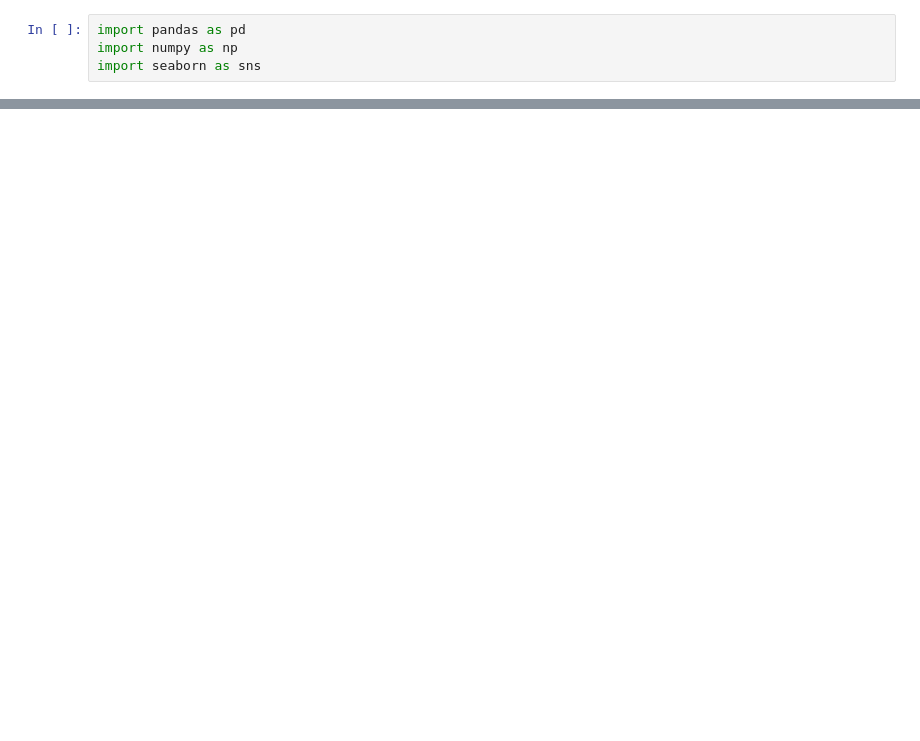
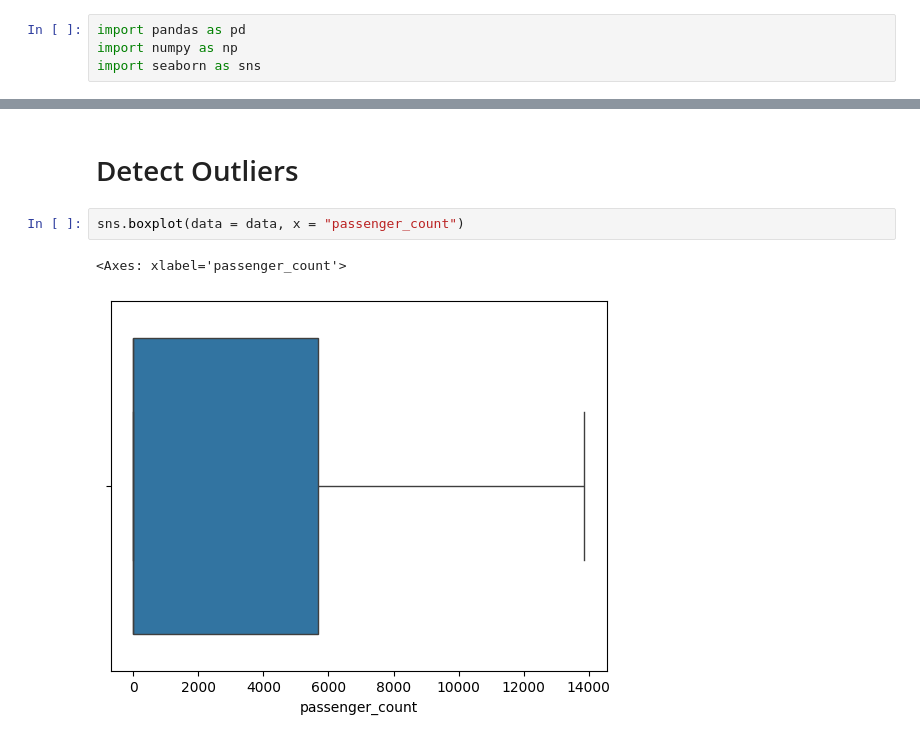
Before and after one commit to skhapijulhossen/uber-taxi-demand, a Jupyter notebook: notebooks/b_PreProcess/b_cleaning.ipynb, the cells around one changed output, grey strips where cells are left out. Saved outputs shown, nothing was run; the diff lists cells and outputs as text; blank space fills up the shorter version.

```diff
--- a/notebooks/b_PreProcess/b_cleaning.ipynb
+++ b/notebooks/b_PreProcess/b_cleaning.ipynb
@@ -14,0 +218,7 @@ data.head()
+# %% [markdown]
+# Detect Outliers
+# %%
+sns.boxplot(data = data, x = "passenger_count")
+# %% [output]
+<Axes: xlabel='passenger_count'>
+[figure, added]
```
Also changed, not shown: parts of 71 cells of this notebook.
